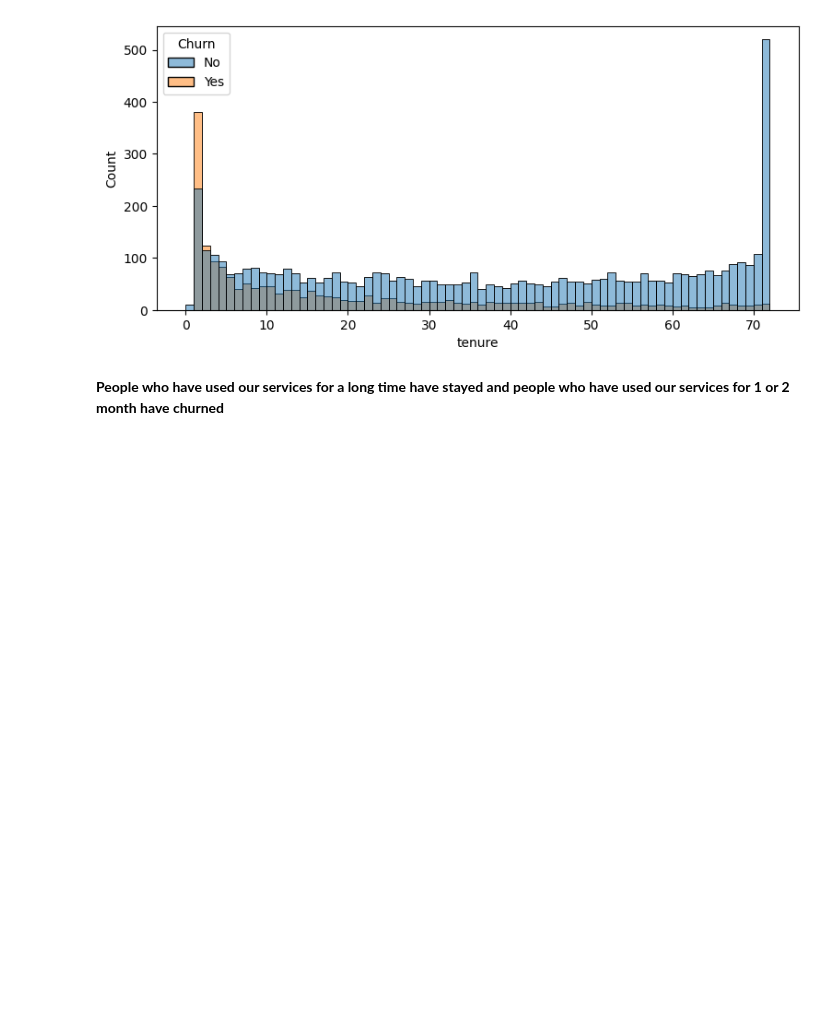
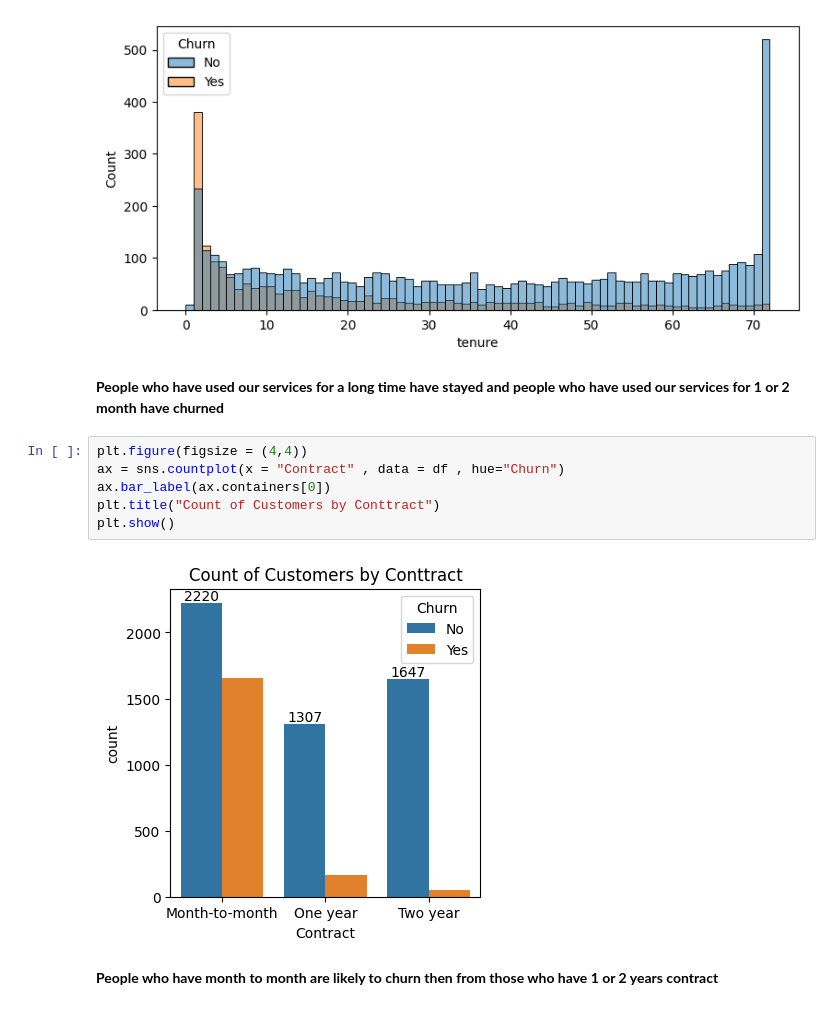
Before and after one commit to urnoobcoder/customer-churn-eda, a Jupyter notebook: churn_analysis.ipynb, the cells around one changed output. Saved outputs shown, nothing was run; the diff lists cells and outputs as text; blank space fills up the shorter version.

```diff
--- a/churn_analysis.ipynb
+++ b/churn_analysis.ipynb
@@ -171,3 +151,13 @@ plt.show()
 [figure]
 # %% [markdown]
 **People who have used our services for a long time have stayed and people who have used our services for 1 or 2 month have churned**
+# %%
+plt.figure(figsize = (4,4))
+ax = sns.countplot(x = "Contract" , data = df , hue="Churn")
+ax.bar_label(ax.containers[0])
+plt.title("Count of Customers by Conttract")
+plt.show()
+# %% [output]
+[figure, added]
+# %% [markdown]
+**People who have month to month are likely to churn then from those who have 1 or 2 years contract**
```
Also changed, not shown: parts of 6 cells of this notebook.
